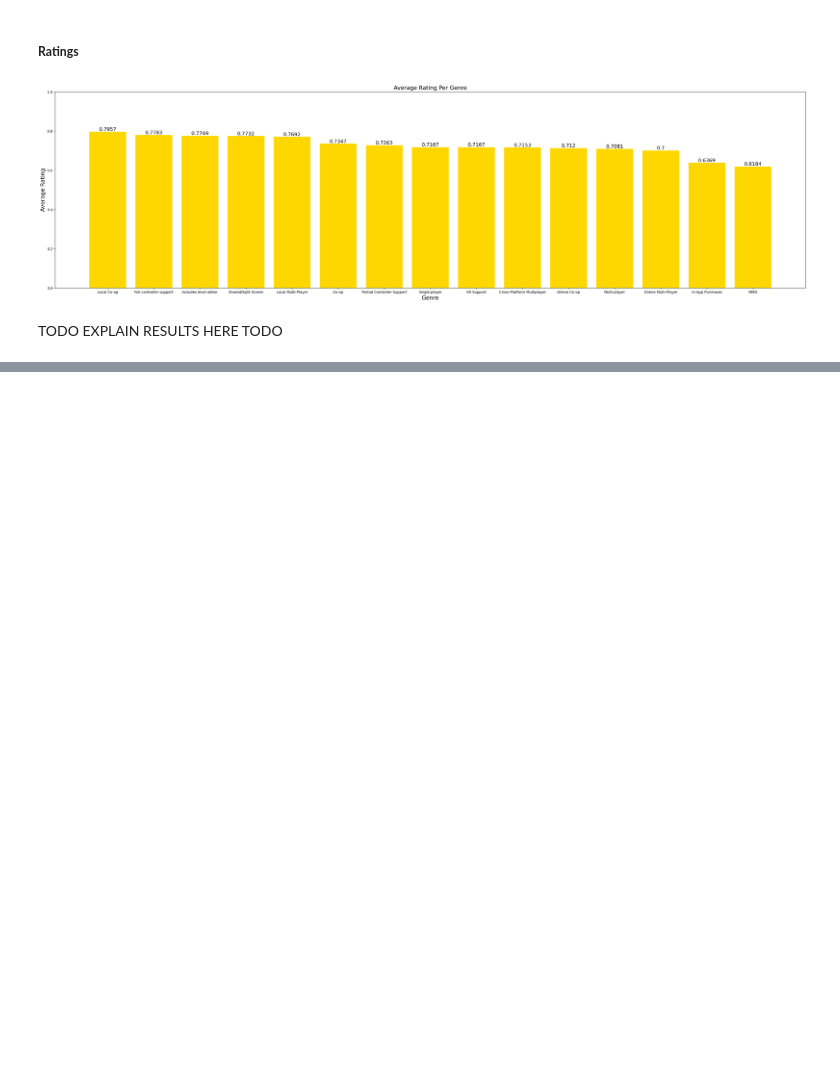
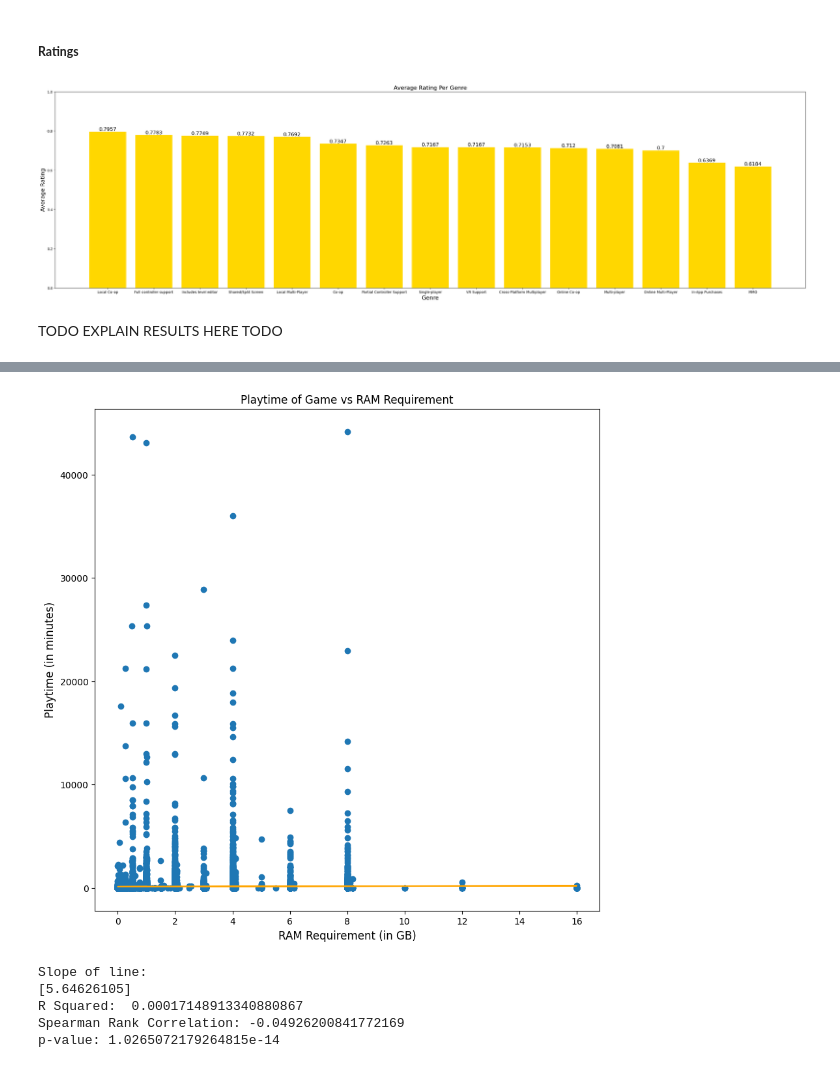
Before and after one commit to kevinrr888/kevinrr888.github.io, a Jupyter notebook: game_success.ipynb, the cells around one changed output, grey strips where cells are left out. Cells and saved outputs as stored; diff of their text form; code cells hidden in the pictures; blank space fills up the shorter version.

```diff
--- a/game_popularity.ipynb
+++ b/game_success.ipynb
@@ -834,0 +948,39 @@ rating.<br>
+# %%
+# Drop those with > 16 GB ram required (only a few and some of the extreme outliers make the graph unreadable)
+filtered_df = games_df.drop(games_df[games_df["min_req_ram"] > 16].index)
+# There are a few games with an average playtime of over 50,000 minutes. These are extreme outliers
+# and may even be errors.
+filtered_df = filtered_df.drop(filtered_df[filtered_df["average_playtime"] > 50_000].index)
+# Drop those with NaN in min_req_ram (about 2.5k entries)
+filtered_df = filtered_df.dropna(subset = ['min_req_ram'])
+# Set up graph
+plt.figure(figsize=(10,10))
+plt.xlabel("RAM Requirement (in GB)", fontsize=12)
+plt.ylabel("Playtime (in minutes)", fontsize=12)
+plt.title("Playtime of Game vs RAM Requirement", fontsize=12)
+# Scatter plot of playtime vs RAM
+plt.scatter(filtered_df['min_req_ram'], filtered_df['average_playtime'])
+# Now we fit a linear regression line to the graph
+linreg = LinearRegression()
+# The training values we use are the entire set of RAM and playtimes
+x_train = np.array(filtered_df["min_req_ram"]).reshape(-1, 1)
+y_train = np.array(filtered_df["average_playtime"])
+lin_model = linreg.fit(x_train, y_train)
+# Predict y (average_playtime) from x (min_req_ram)
+plt.plot(filtered_df["min_req_ram"], lin_model.predict(x_train), color='orange')
+plt.show()
+print("Slope of line:")
+print(linreg.coef_)
+# Evaluate how accurate our linear model is
+print("R Squared: ", lin_model.score(x_train, y_train))
+# Evaluate a relationship between x and y
+corr, p_value = spearmanr(x_train, y_train)
+print("Spearman Rank Correlation:", corr)
+print("p-value:", p_value)
+# %% [output]
+[figure, added]
+Slope of line:
+[5.64626105]
+R Squared:  0.00017148913340880867
+Spearman Rank Correlation: -0.04926200841772169
+p-value: 1.0265072179264815e-14
```
Also changed, not shown: parts of 22 cells of this notebook, 1 other file.
